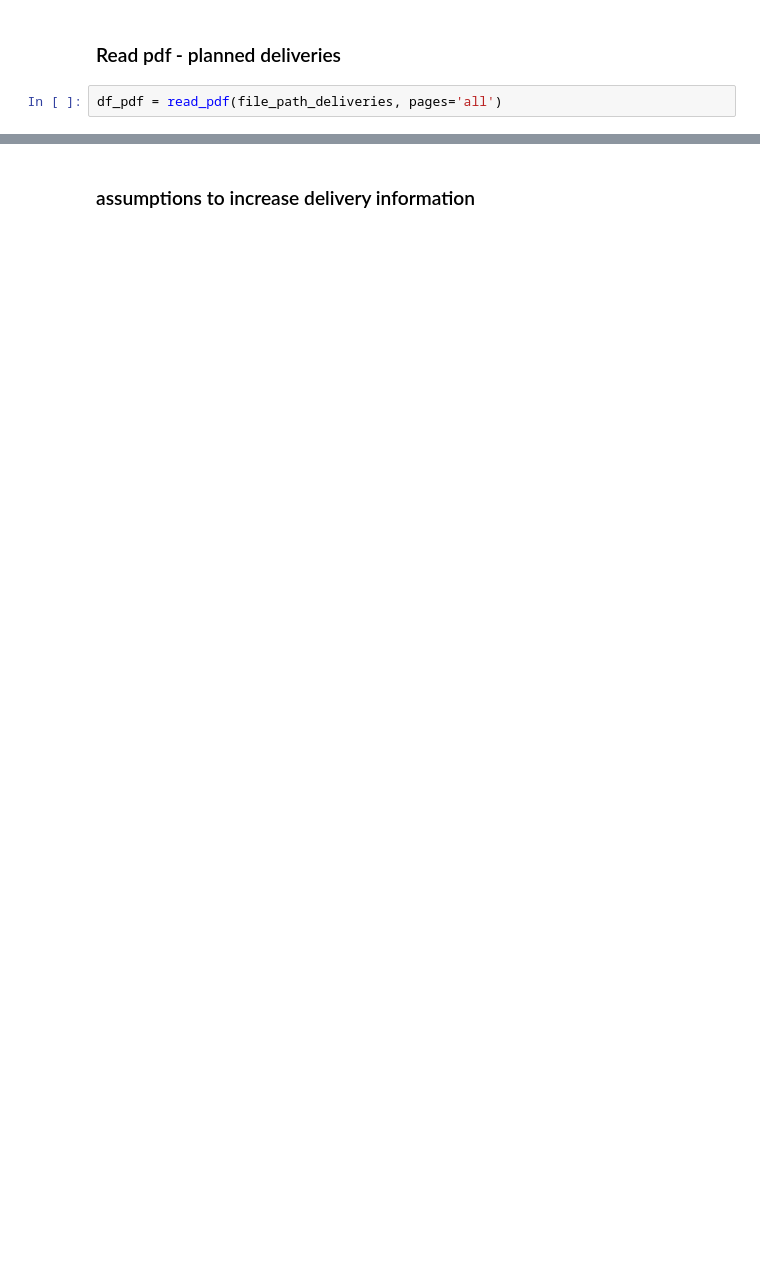
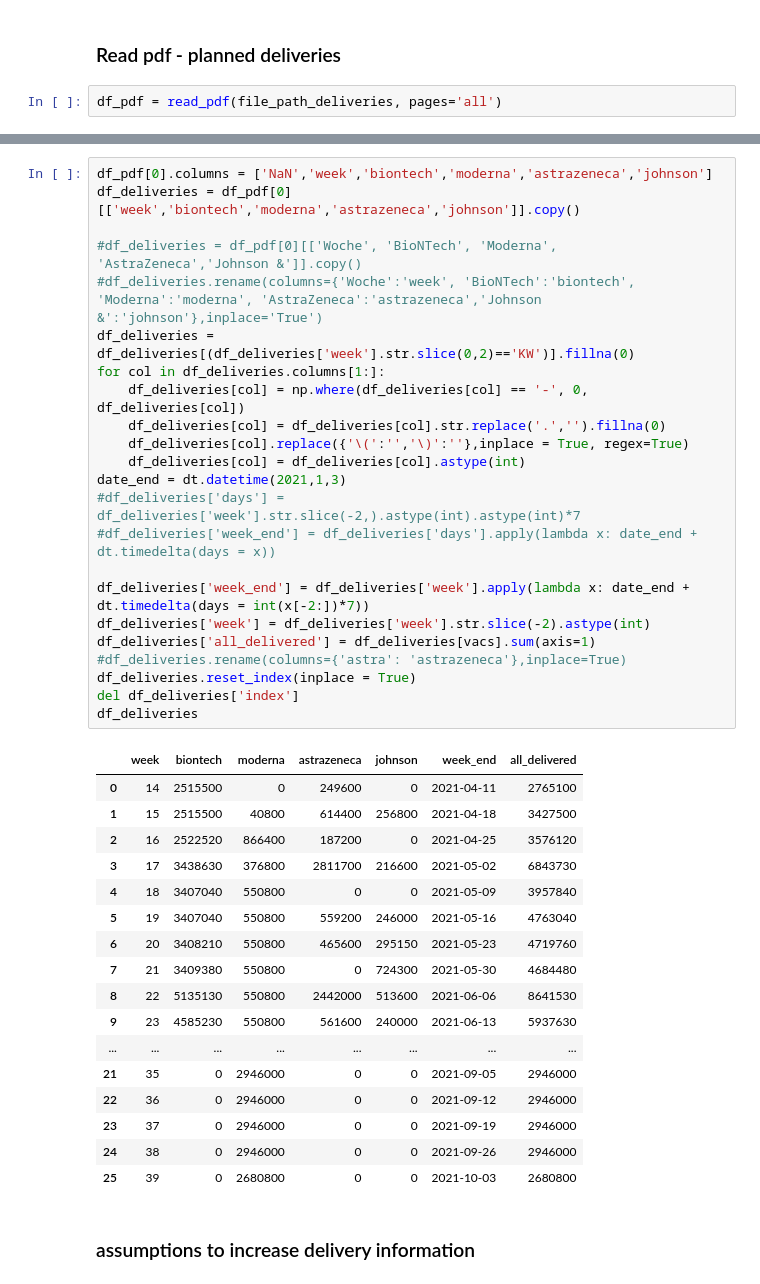
Before and after one commit to ThomasRegier/corona_vaccination_effect_predictor, a Jupyter notebook: Corona-Vaccination-Calculator.ipynb, the cells around one changed output, grey strips where cells are left out. Saved outputs shown, nothing was run; the diff lists cells and outputs as text; blank space fills up the shorter version.

```diff
--- a/Corona-Vaccination-Calculator.ipynb
+++ b/Corona-Vaccination-Calculator.ipynb
@@ -287,3 +247,44 @@ df_deliveries
+# %%
+df_pdf[0].columns = ['NaN','week','biontech','moderna','astrazeneca','johnson']
+df_deliveries = df_pdf[0][['week','biontech','moderna','astrazeneca','johnson']].copy()
+
+#df_deliveries = df_pdf[0][['Woche', 'BioNTech', 'Moderna', 'AstraZeneca','Johnson &']].copy()
+#df_deliveries.rename(columns={'Woche':'week', 'BioNTech':'biontech', 'Moderna':'moderna', 'AstraZeneca':'astrazeneca','Johnson &':'johnson'},inplace='True')
+df_deliveries = df_deliveries[(df_deliveries['week'].str.slice(0,2)=='KW')].fillna(0)
+for col in df_deliveries.columns[1:]:
+    df_deliveries[col] = np.where(df_deliveries[col] == '-', 0, df_deliveries[col])
+    df_deliveries[col] = df_deliveries[col].str.replace('.','').fillna(0)
+    df_deliveries[col].replace({'\(':'','\)':''},inplace = True, regex=True)
+    df_deliveries[col] = df_deliveries[col].astype(int)
+date_end = dt.datetime(2021,1,3)
+#df_deliveries['days'] = df_deliveries['week'].str.slice(-2,).astype(int).astype(int)*7
+#df_deliveries['week_end'] = df_deliveries['days'].apply(lambda x: date_end + dt.timedelta(days = x))
+
+df_deliveries['week_end'] = df_deliveries['week'].apply(lambda x: date_end + dt.timedelta(days = int(x[-2:])*7))
+df_deliveries['week'] = df_deliveries['week'].str.slice(-2).astype(int)
+df_deliveries['all_delivered'] = df_deliveries[vacs].sum(axis=1)
+#df_deliveries.rename(columns={'astra': 'astrazeneca'},inplace=True)
+df_deliveries.reset_index(inplace = True)
+del df_deliveries['index']
+df_deliveries
+# %% [output]
+|  | week | biontech | moderna | astrazeneca | johnson | week_end | all_delivered |
+| 0 | 14 | 2515500 | 0 | 249600 | 0 | 2021-04-11 | 2765100 |
+| 1 | 15 | 2515500 | 40800 | 614400 | 256800 | 2021-04-18 | 3427500 |
+| 2 | 16 | 2522520 | 866400 | 187200 | 0 | 2021-04-25 | 3576120 |
+| 3 | 17 | 3438630 | 376800 | 2811700 | 216600 | 2021-05-02 | 6843730 |
+| 4 | 18 | 3407040 | 550800 | 0 | 0 | 2021-05-09 | 3957840 |
+| 5 | 19 | 3407040 | 550800 | 559200 | 246000 | 2021-05-16 | 4763040 |
+| 6 | 20 | 3408210 | 550800 | 465600 | 295150 | 2021-05-23 | 4719760 |
+| 7 | 21 | 3409380 | 550800 | 0 | 724300 | 2021-05-30 | 4684480 |
+| 8 | 22 | 5135130 | 550800 | 2442000 | 513600 | 2021-06-06 | 8641530 |
+| 9 | 23 | 4585230 | 550800 | 561600 | 240000 | 2021-06-13 | 5937630 |
+| ... | ... | ... | ... | ... | ... | ... | ... |
+| 21 | 35 | 0 | 2946000 | 0 | 0 | 2021-09-05 | 2946000 |
+| 22 | 36 | 0 | 2946000 | 0 | 0 | 2021-09-12 | 2946000 |
+| 23 | 37 | 0 | 2946000 | 0 | 0 | 2021-09-19 | 2946000 |
+| 24 | 38 | 0 | 2946000 | 0 | 0 | 2021-09-26 | 2946000 |
+| 25 | 39 | 0 | 2680800 | 0 | 0 | 2021-10-03 | 2680800 |
 # %% [markdown]
 ### assumptions to increase delivery information
 # %%
```
Also changed, not shown: parts of 16 cells of this notebook, 4 other files.
